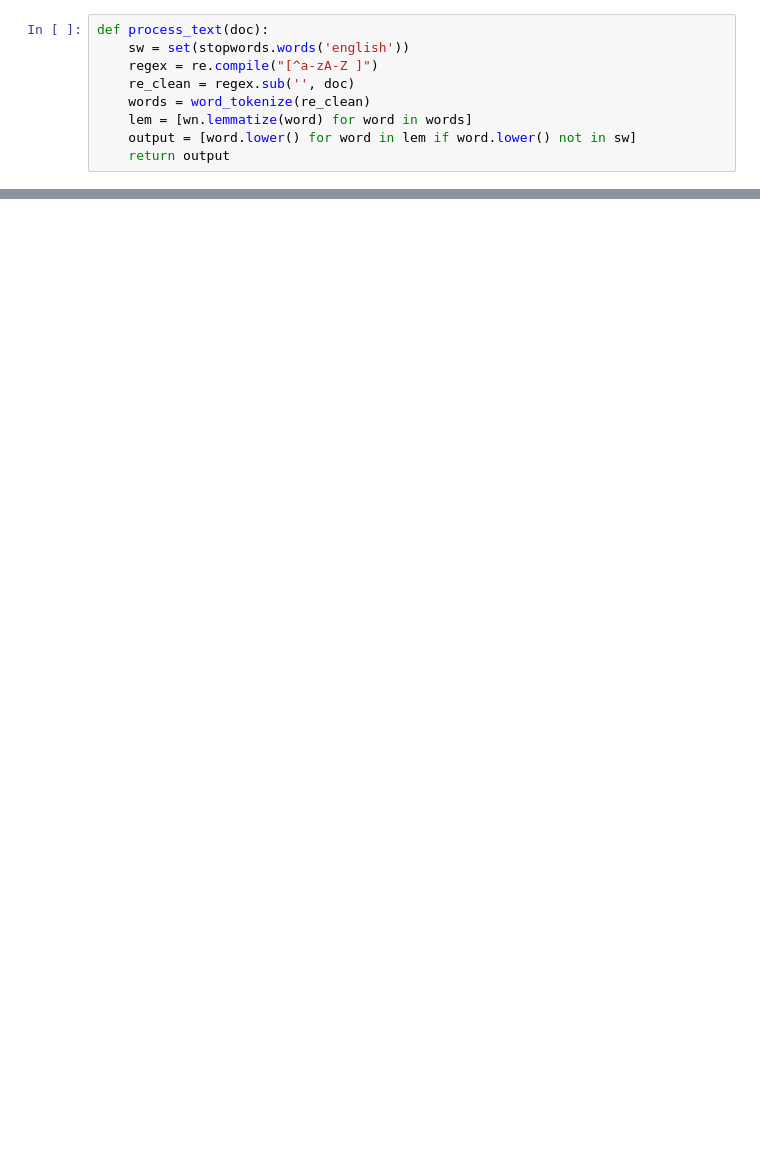
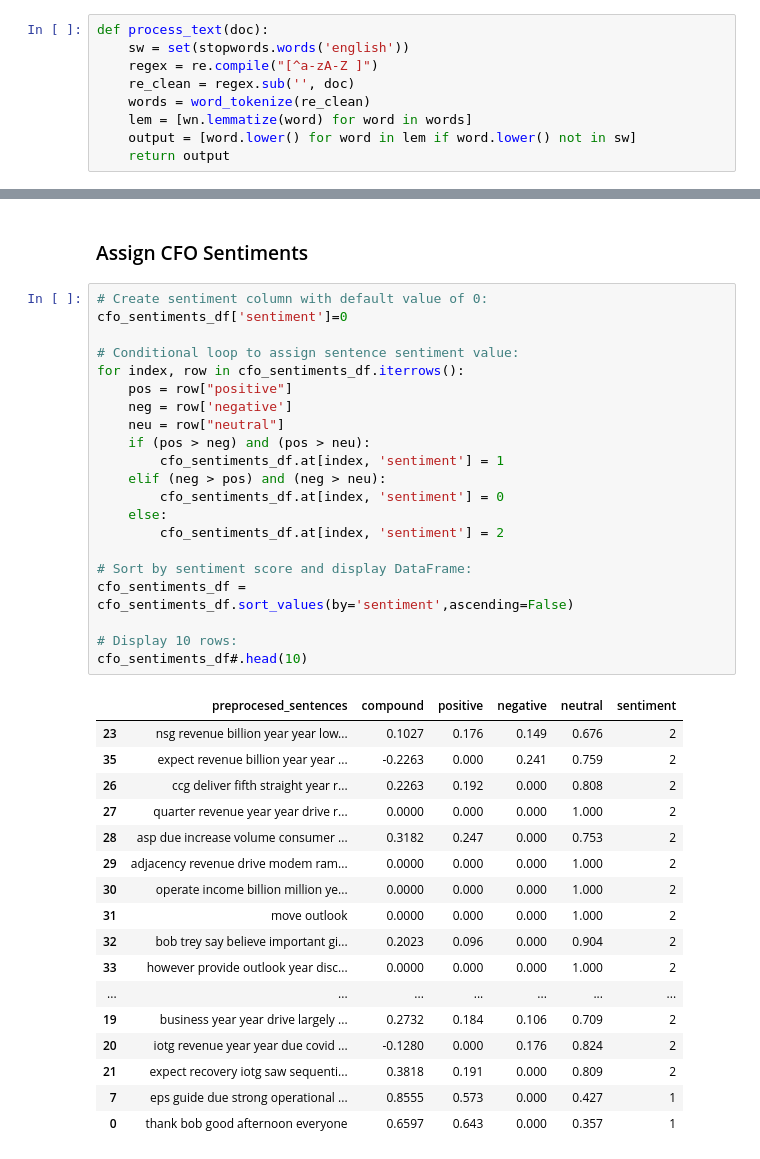
Before and after one commit to TBH-Project2/P2, a Jupyter notebook: CEOvsCFO_Sent_Analysis.ipynb, the cells around one changed output, grey strips where cells are left out. Drawn from its saved outputs; the diff is of its cells as text; blank space fills up the shorter version.

```diff
--- a/CEOvsCFO_Sent_Analysis.ipynb
+++ b/CEOvsCFO_Sent_Analysis.ipynb
@@ -261,0 +394,41 @@ cfo_sentiments_df
+# %% [markdown]
+### Assign CFO Sentiments
+# %%
+# Create sentiment column with default value of 0:
+cfo_sentiments_df['sentiment']=0
+
+# Conditional loop to assign sentence sentiment value:
+for index, row in cfo_sentiments_df.iterrows():
+    pos = row["positive"]
+    neg = row['negative']
+    neu = row["neutral"]
+    if (pos > neg) and (pos > neu):
+        cfo_sentiments_df.at[index, 'sentiment'] = 1
+    elif (neg > pos) and (neg > neu):
+        cfo_sentiments_df.at[index, 'sentiment'] = 0
+    else:
+        cfo_sentiments_df.at[index, 'sentiment'] = 2
+
+# Sort by sentiment score and display DataFrame:
+cfo_sentiments_df = cfo_sentiments_df.sort_values(by='sentiment',ascending=False)
+
+# Display 10 rows:
+cfo_sentiments_df#.head(10)
+# %% [output]
+|  | preprocesed_sentences | compound | positive | negative | neutral | sentiment |
+| 23 | nsg revenue billion year year low... | 0.1027 | 0.176 | 0.149 | 0.676 | 2 |
+| 35 | expect revenue billion year year ... | -0.2263 | 0.000 | 0.241 | 0.759 | 2 |
+| 26 | ccg deliver fifth straight year r... | 0.2263 | 0.192 | 0.000 | 0.808 | 2 |
+| 27 | quarter revenue year year drive r... | 0.0000 | 0.000 | 0.000 | 1.000 | 2 |
+| 28 | asp due increase volume consumer ... | 0.3182 | 0.247 | 0.000 | 0.753 | 2 |
+| 29 | adjacency revenue drive modem ram... | 0.0000 | 0.000 | 0.000 | 1.000 | 2 |
+| 30 | operate income billion million ye... | 0.0000 | 0.000 | 0.000 | 1.000 | 2 |
+| 31 | move outlook | 0.0000 | 0.000 | 0.000 | 1.000 | 2 |
+| 32 | bob trey say believe important gi... | 0.2023 | 0.096 | 0.000 | 0.904 | 2 |
+| 33 | however provide outlook year disc... | 0.0000 | 0.000 | 0.000 | 1.000 | 2 |
+| ... | ... | ... | ... | ... | ... | ... |
+| 19 | business year year drive largely ... | 0.2732 | 0.184 | 0.106 | 0.709 | 2 |
+| 20 | iotg revenue year year due covid ... | -0.1280 | 0.000 | 0.176 | 0.824 | 2 |
+| 21 | expect recovery iotg saw sequenti... | 0.3818 | 0.191 | 0.000 | 0.809 | 2 |
+| 7 | eps guide due strong operational ... | 0.8555 | 0.573 | 0.000 | 0.427 | 1 |
+| 0 | thank bob good afternoon everyone | 0.6597 | 0.643 | 0.000 | 0.357 | 1 |
```
Also changed, not shown: parts of 89 cells of this notebook.
